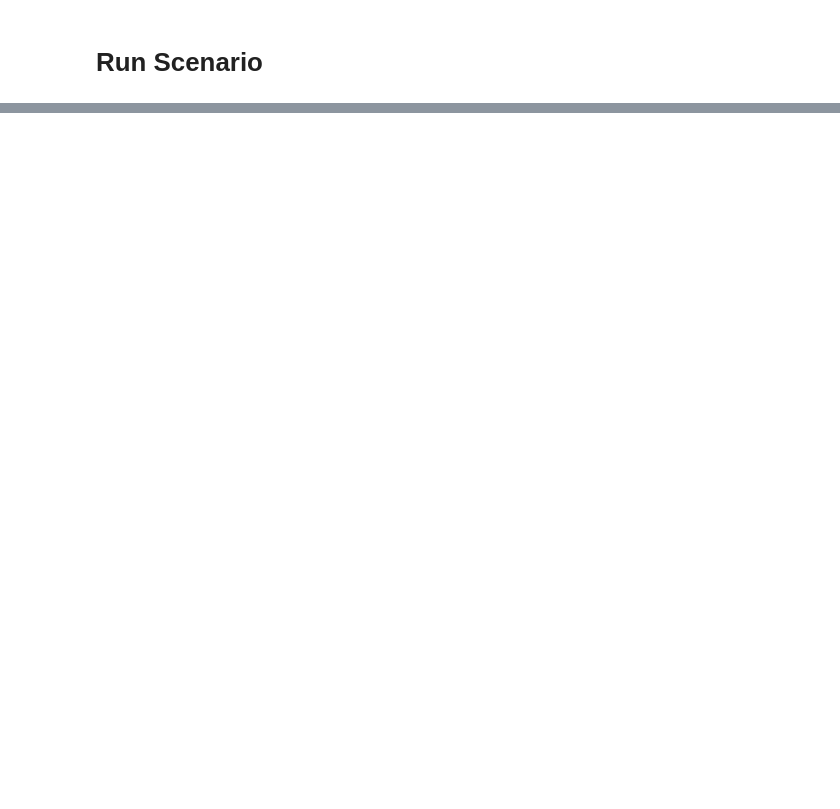
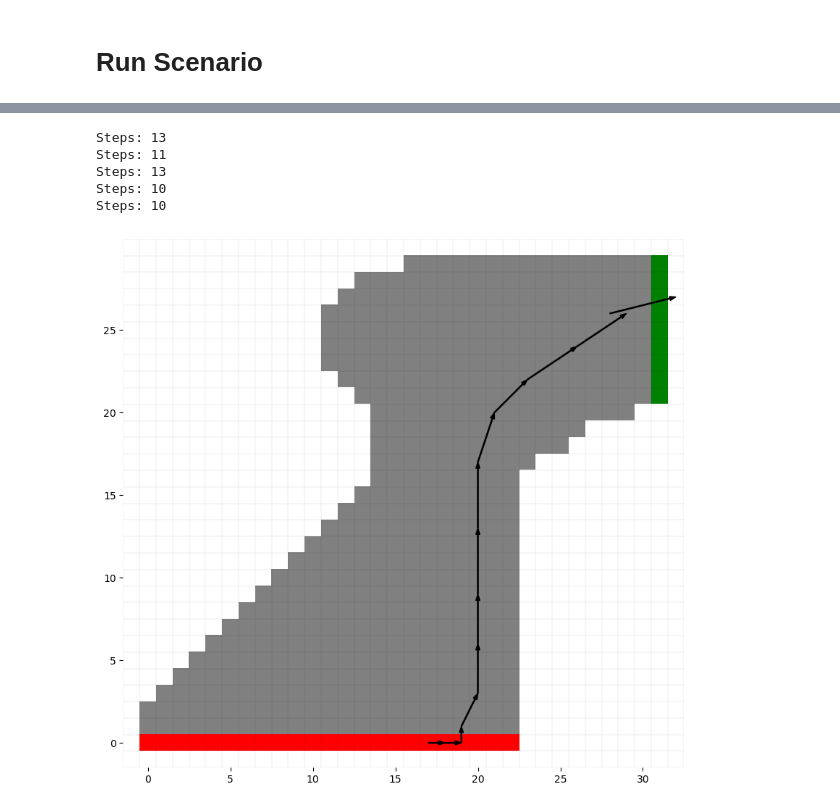
Before and after one commit to macacodigital/RL_Sutton_Barton_Studies, a Jupyter notebook: Chapter 5/Exercise-5_12.ipynb, the cells around one changed output, grey strips where cells are left out. Drawn from its saved outputs; the diff is of its cells as text; code cells hidden in the pictures; blank space fills up the shorter version.

```diff
--- a/Chapter 5/Exercise-5_12.ipynb
+++ b/Chapter 5/Exercise-5_12.ipynb
@@ -21,0 +38,8 @@ policy_vector = np.full((101), 0)
+# %%
+def policy(state, action_values, epsilon=0.1):
+    if np.random.random() < epsilon:
+        return np.random.choice(9)
+    else:
+        index = np.hstack(state)
+        av = action_values[index[0], index[1], index[2], index[3]]
+        return np.random.choice(np.flatnonzero(av == av.max()))
@@ -21,0 +53,4 @@ policy_vector = np.full((101), 0)
+# %%
+state = [np.array([0,3]), np.array([0,0])]
+action = policy(state, action_values_curve[0], epsilon=0.5)
+print(f"Action taken in state (0,0): {action}")
@@ -181,0 +169,10 @@ plot_results(state_values, policy_vector)
+# %%
+for a in range(5):
+    run_episode(2, epsilon=0, render=True)
+# %% [output]
+Steps: 13
+Steps: 11
+Steps: 13
+Steps: 10
+Steps: 10
+[figure, added]
```
Also changed, not shown: parts of 38 cells of this notebook, 4 other files.
